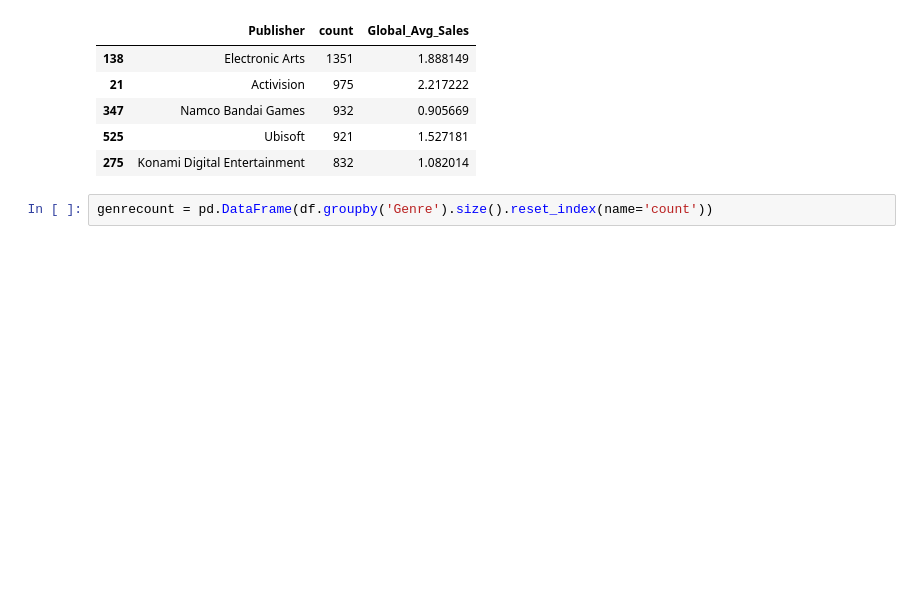
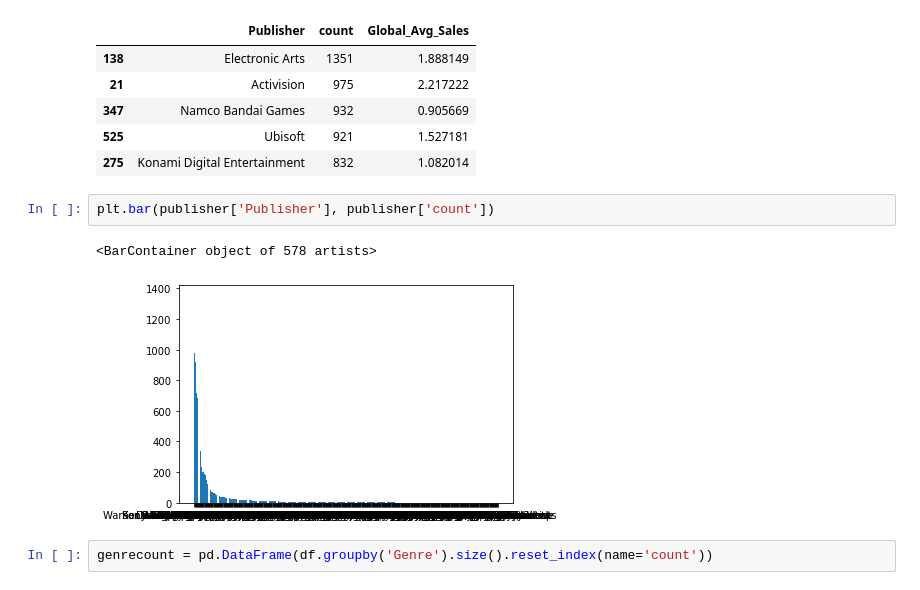
Before and after one commit to JorgeLiako1998/CSE801B, a Jupyter notebook: CSE801B_project.ipynb, the cells around one changed output. Saved outputs shown, nothing was run; the diff lists cells and outputs as text; blank space fills up the shorter version.

```diff
--- a/CSE801B_project.ipynb
+++ b/CSE801B_project.ipynb
@@ -94,6 +100,11 @@ publisher.head()
 | 347 | Namco Bandai Games | 932 | 0.905669 |
 | 525 | Ubisoft | 921 | 1.527181 |
 | 275 | Konami Digital Entertainment | 832 | 1.082014 |
+# %%
+plt.bar(publisher['Publisher'], publisher['count'])
+# %% [output]
+<BarContainer object of 578 artists>
+[figure, added]
 # %%
 genrecount = pd.DataFrame(df.groupby('Genre').size().reset_index(name='count'))
 # %%
```
Also changed, not shown: parts of 5 cells of this notebook.
